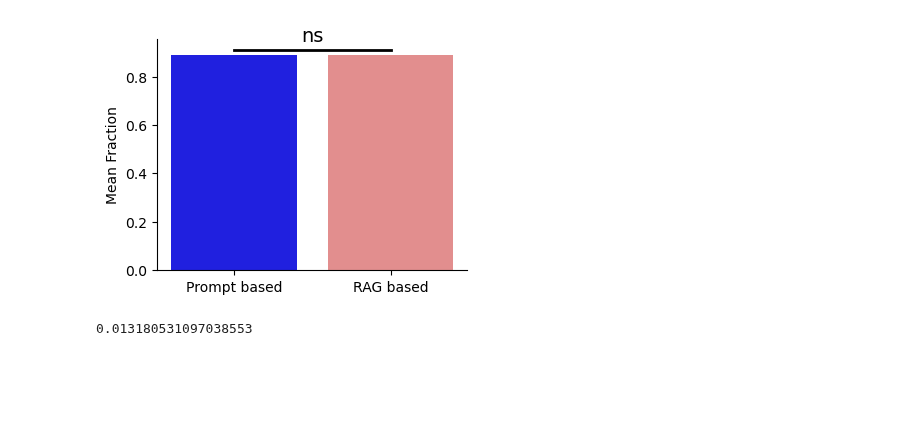
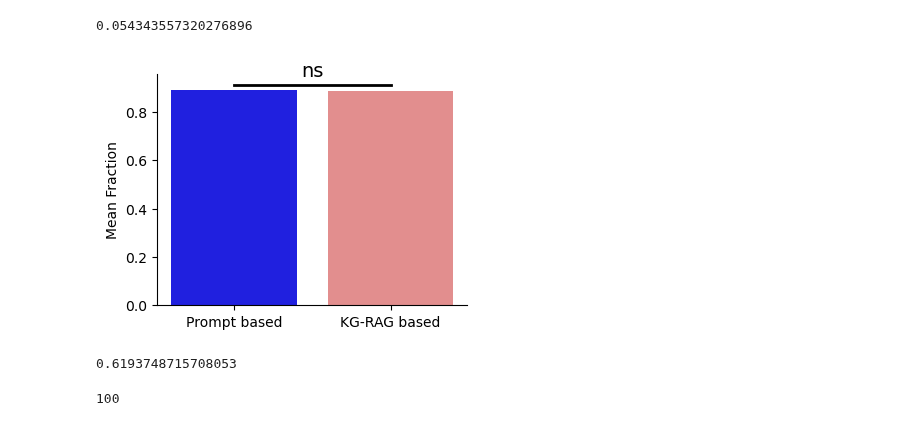
Before and after one commit to BaranziniLab/KG_RAG, a Jupyter notebook: codes/llm_notebooks/analysis/test_questions_binary_response_comparative_analysys_llama.ipynb, the cells around one changed output. Cells and saved outputs as stored; diff of their text form; code cells hidden in the pictures; blank space fills up the shorter version.

```diff
--- a/codes/llm_notebooks/analysis/test_questions_binary_response_comparative_analysys_llama.ipynb
+++ b/codes/llm_notebooks/analysis/test_questions_binary_response_comparative_analysys_llama.ipynb
@@ -14,9 +14,9 @@ def extract_answer(text):
     matches = re.findall(pattern, text)
     return matches
 # %%
-PROMPT_RESPONSE_PATH = "../../../data/analysis_results/Llama_2_13b_chat_hf_prompt_based_two_hop_binary_response.csv"
+PROMPT_RESPONSE_PATH = "../../../data/analysis_results/Llama_2_13b_chat_hf_prompt_based_binary_response.csv"
 
-RAG_RESPONSE_PATH = "../../../data/analysis_results/Llama_2_13b_chat_hf_node_retrieval_rag_based_two_hop_binary_response.csv"
+RAG_RESPONSE_PATH = "../../../data/analysis_results/Llama_2_13b_chat_hf_node_retrieval_rag_based_binary_response.csv"
 # %%
 prompt_response_df = pd.read_csv(PROMPT_RESPONSE_PATH)
 rag_response_df = pd.read_csv(RAG_RESPONSE_PATH)
@@ -122,3 +127,7 @@ This will become an error in seaborn v0.14.0; please update your code.
+# %%
+np.std(rag_correct_frac_list)
+# %% [output]
+0.054343557320276896
 # %%
 
 
@@ -129,36 +138,40 @@ t_stat, p_value = stats.ttest_ind(prompt_correct_frac_list, rag_correct_frac_lis
 plt.figure(figsize=(4, 3))
 ax = plt.gca()
 
 # Create bar plot with error bars
-sns.barplot(x=["Prompt based", "RAG based"], y=[np.mean(prompt_correct_frac_list), np.mean(rag_correct_frac_list)], errorbar="sd", palette=["blue", "lightcoral"], ax=ax)
+sns.barplot(x=["Prompt based", "KG-RAG based"], y=[np.mean(prompt_correct_frac_list), np.mean(rag_correct_frac_list)], errorbar="sd", palette=["blue", "lightcoral"], ax=ax)
 
 # Calculate the height for the text and line
 height = max(np.mean(prompt_correct_frac_list), np.mean(rag_correct_frac_list)) + 0.02
 
 # Add a horizontal line between the two bars
 ax.plot([0, 1], [height, height], c="black", lw=2)
 
 # Add text annotation for significance
 if p_value > 0.05:
     annotation = "ns"
 elif 0.001 < p_value <= 0.05:
     annotation = "*"
 else:
     annotation = "***"
 
 # Add the annotation text above the line
 plt.text(0.5, height + 0.02, annotation, ha='center', va='bottom', fontsize=14)
 
 # Add labels
 plt.ylabel("Mean Fraction")
 
 sns.despine(top=True, right=True)
 
 # Show the plot
 plt.show()
 # %% [output]
-[figure, old version]
+[figure, new version]
-# %%
-np.std(prompt_correct_frac_list)
-# %% [output]
-0.013180531097038553
+# %%
+p_value
+# %% [output]
+0.6193748715708053
+# %%
+len(prompt_correct_frac_list)
+# %% [output]
+100
```
Also changed, not shown: parts of 1 cell of this notebook, 4 other files.
